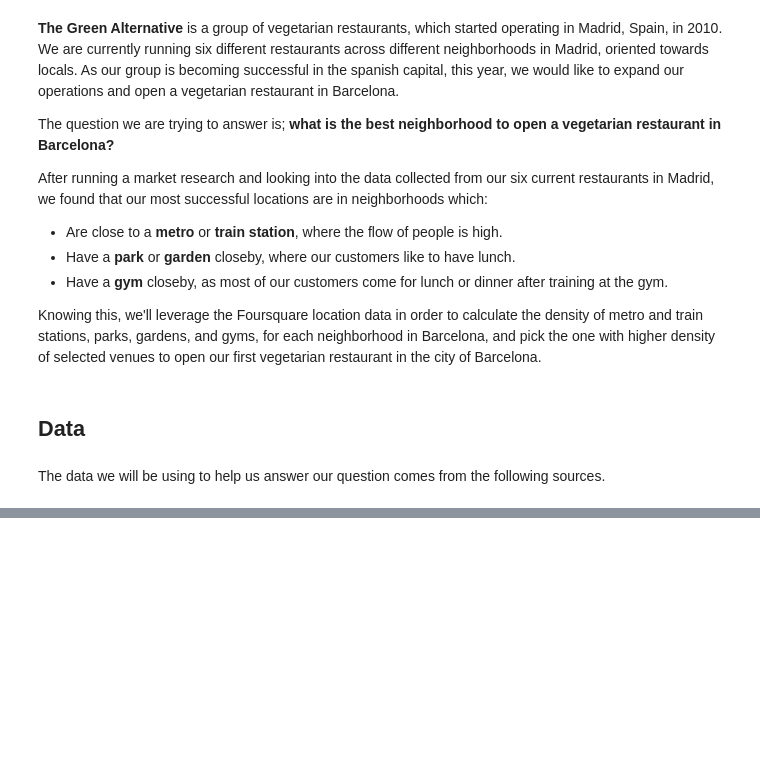
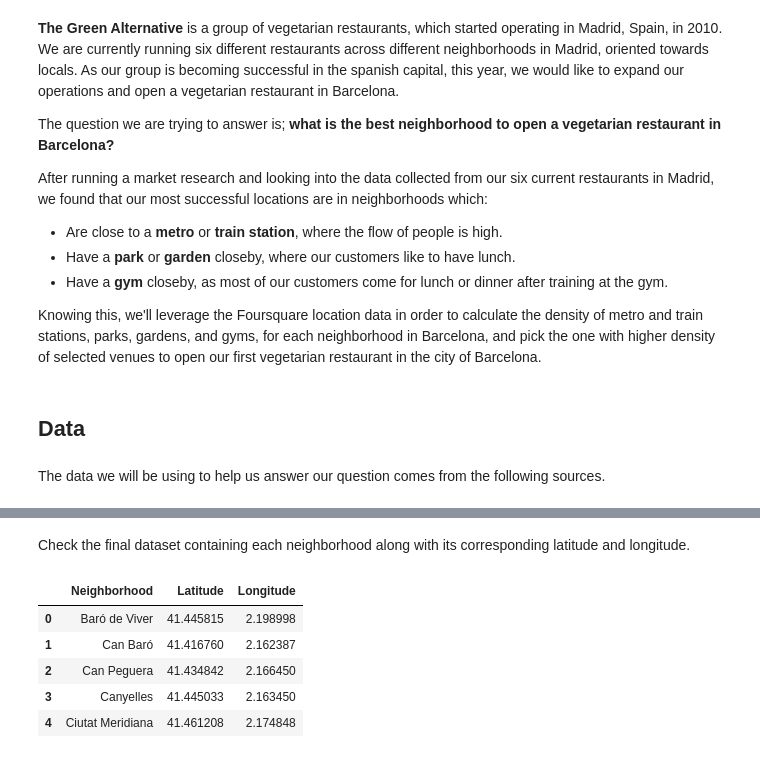
Before and after one commit to DamienAzzopardi/Coursera_Capstone, a Jupyter notebook: Capstone Project - The Battle of Neighborhoods.ipynb, the cells around one changed output, grey strips where cells are left out. Drawn from its saved outputs; the diff is of its cells as text; code cells hidden in the pictures; blank space fills up the shorter version.

```diff
--- a/Capstone Project - The Battle of Neighborhoods.ipynb
+++ b/Capstone Project - The Battle of Neighborhoods.ipynb
@@ -55,0 +163,11 @@ We will leverage the Foursquare location data in order to calculate the density
+# %% [markdown]
+Check the final dataset containing each neighborhood along with its corresponding latitude and longitude.
+# %%
+df_bcn_neighborhoods.head()
+# %% [output]
+|  | Neighborhood | Latitude | Longitude |
+| 0 | Baró de Viver | 41.445815 | 2.198998 |
+| 1 | Can Baró | 41.416760 | 2.162387 |
+| 2 | Can Peguera | 41.434842 | 2.166450 |
+| 3 | Canyelles | 41.445033 | 2.163450 |
+| 4 | Ciutat Meridiana | 41.461208 | 2.174848 |
```
Also changed, not shown: parts of 23 cells of this notebook, 1 other file.
